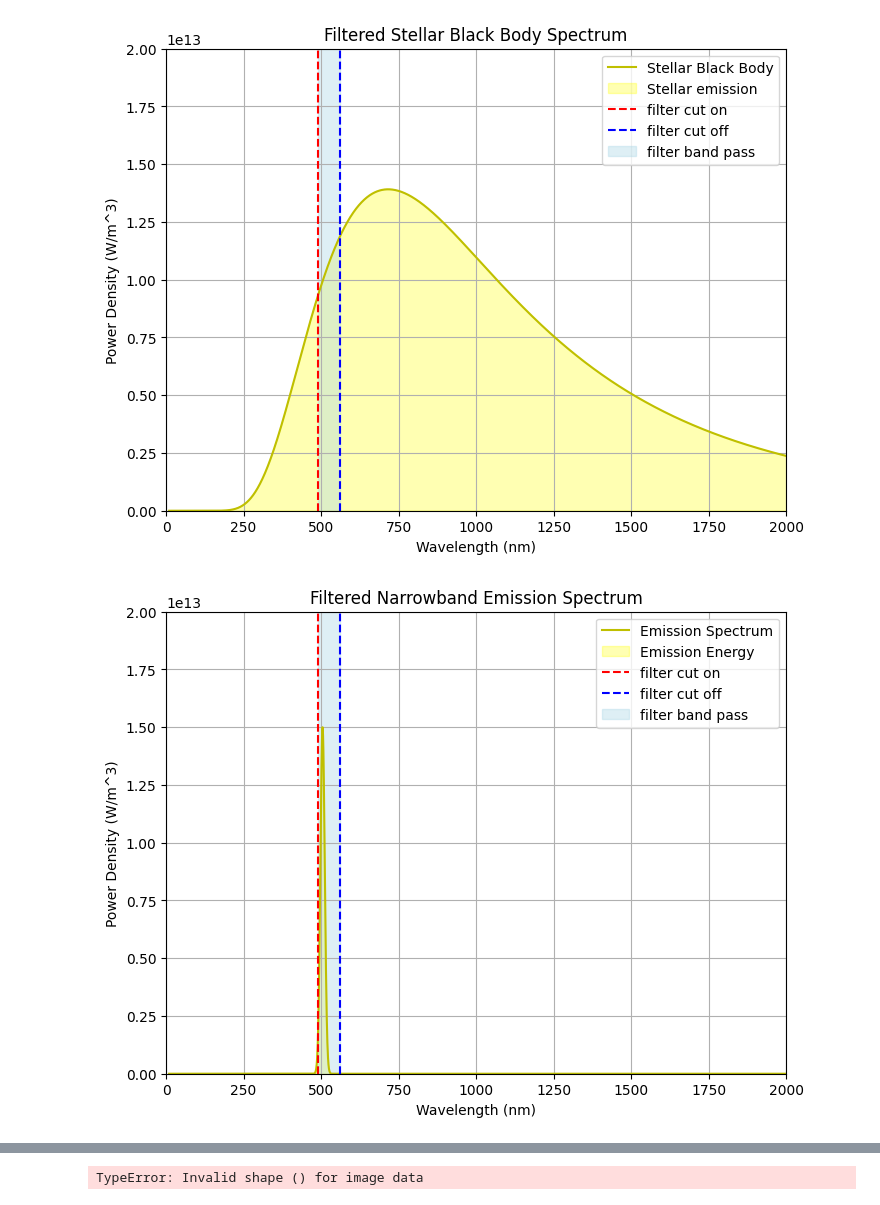
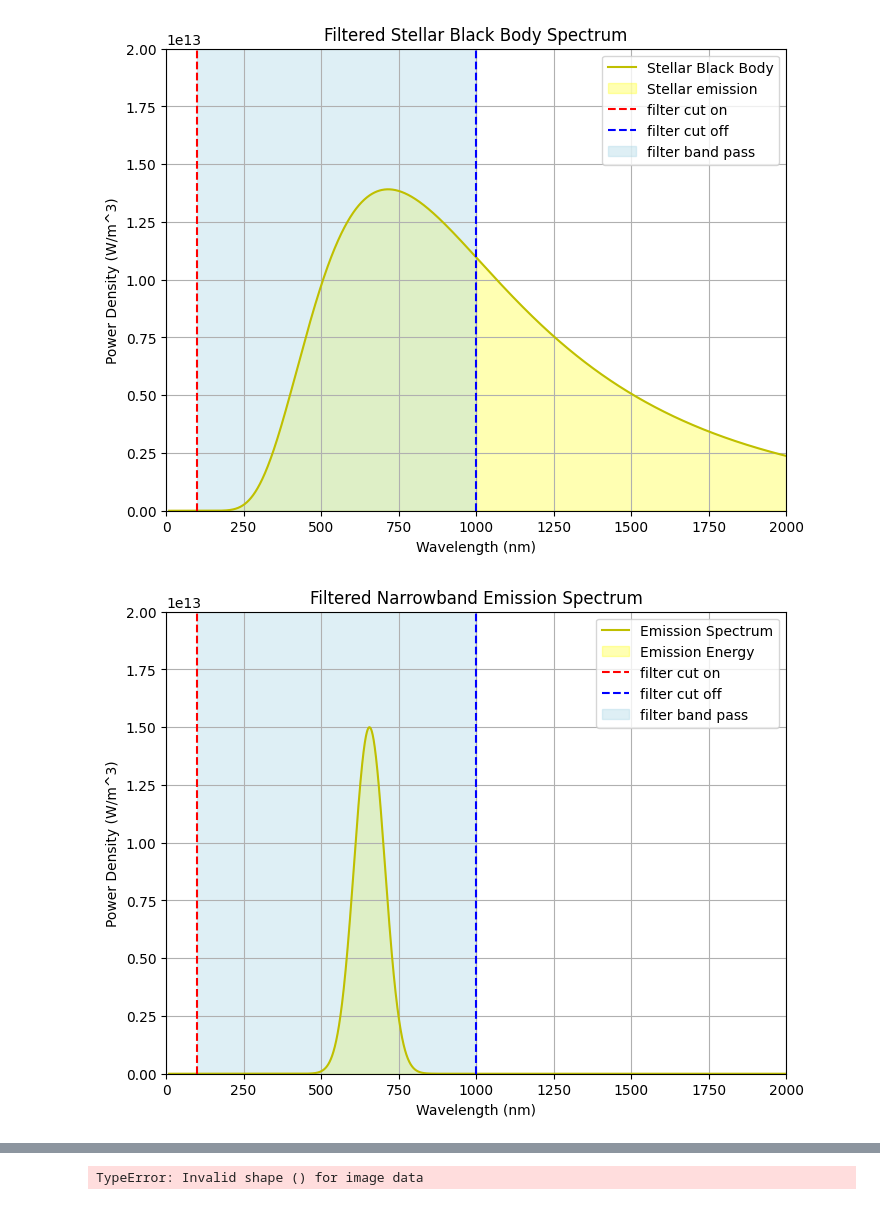
Before and after one commit to RJWier/Glenlea-ETC, a Jupyter notebook: EXPOSURE_TIME_CALCULATOR.ipynb, the cells around one changed output, grey strips where cells are left out. Saved outputs shown, nothing was run; the diff lists cells and outputs as text; code cells hidden in the pictures.

```diff
--- a/EXPOSURE_TIME_CALCULATOR.ipynb
+++ b/EXPOSURE_TIME_CALCULATOR.ipynb
@@ -33,10 +33,10 @@ plate_scale = 0.488 #arcsec/pixel
 # %%
 #=====================FILTER PARAMETERS===================== Example: ASTRODON Gen2 'G' Filter
 
-filter_low = 490*1*10**(-9) #filter lower bound wavelength in meters
+filter_low = 100*1*10**(-9) #filter lower bound wavelength in meters
 filter_low_freq = scipy.constants.c/filter_low
 
-filter_high = 560*10**(-9) #filter upper bound wavelength in meters
+filter_high = 1000*10**(-9) #filter upper bound wavelength in meters
 filter_high_freq = scipy.constants.c/filter_high
 
 filter_zero = 3781 #zero point flux for fitler, Jansky = 10^(-26) W/m^2/Hz
@@ -111,43 +116,42 @@ plt.legend()
 plt.grid(True)
 plt.show()
 # %% [output]
-[figure, old version]
+[figure, new version]
 # %%
 #=====================PLOT LIGHT CURVE EMISSION NARROWBAND=====================
 
 #define the wavelenths of evaluation
 wl = np.linspace(1*10**(-8),5*10**(-6),10000) #compute wavelength bandpass
 wlnm = wl*10**9 #wavelengths in nm for plotting clarity
 
 emis_height = 1.5*10**13
-#emis_wl = 656.21 # Hydrogen alpha in nm
-emis_wl = 505
-emis_width = 5
+emis_wl = 656.21 # Hydrogen alpha in nm
+emis_width = 35
 
 
 NB = emis_height*np.exp(-((wlnm-emis_wl)**2)/((2*emis_width)**2))
 
 #Plot figure
 plt.figure(figsize=(8, 6))
 plt.plot(wlnm, NB, label='Emission Spectrum',color='y')
 plt.fill_between(wlnm, NB, color = 'yellow', alpha = 0.3,label = 'Emission Energy')
 
 plt.axvline(x=filter_low*10**9, color='r', linestyle='--', label='filter cut on')
 plt.axvline(x=filter_high*10**9, color='b', linestyle='--', label='filter cut off')
 
 plt.fill_betweenx(y=np.linspace(min(NB), max(NB)+1*10**14), x1=filter_low*10**9, x2=filter_high*10**9, color='lightblue', alpha=0.4, label='filter band pass')
 
 plt.title('Filtered Narrowband Emission Spectrum')
 plt.xlabel('Wavelength (nm)')
 plt.ylabel('Power Density (W/m^3)')
 plt.xlim(0,2000)
 plt.ylim(0,0.2*10**14)
 
 plt.legend()
 plt.grid(True)
 plt.show()
 # %% [output]
-[figure, old version]
+[figure, new version]
 # %%
 #INTEGRATE TO FIND ENTIRE STAR ENERGY, INTEGRATE OVER BAND PASS TO FIND PORTION OF INCOMING STAR EMERGY RECEIVED
 # %%
```
Also changed, not shown: parts of 4 cells of this notebook.
